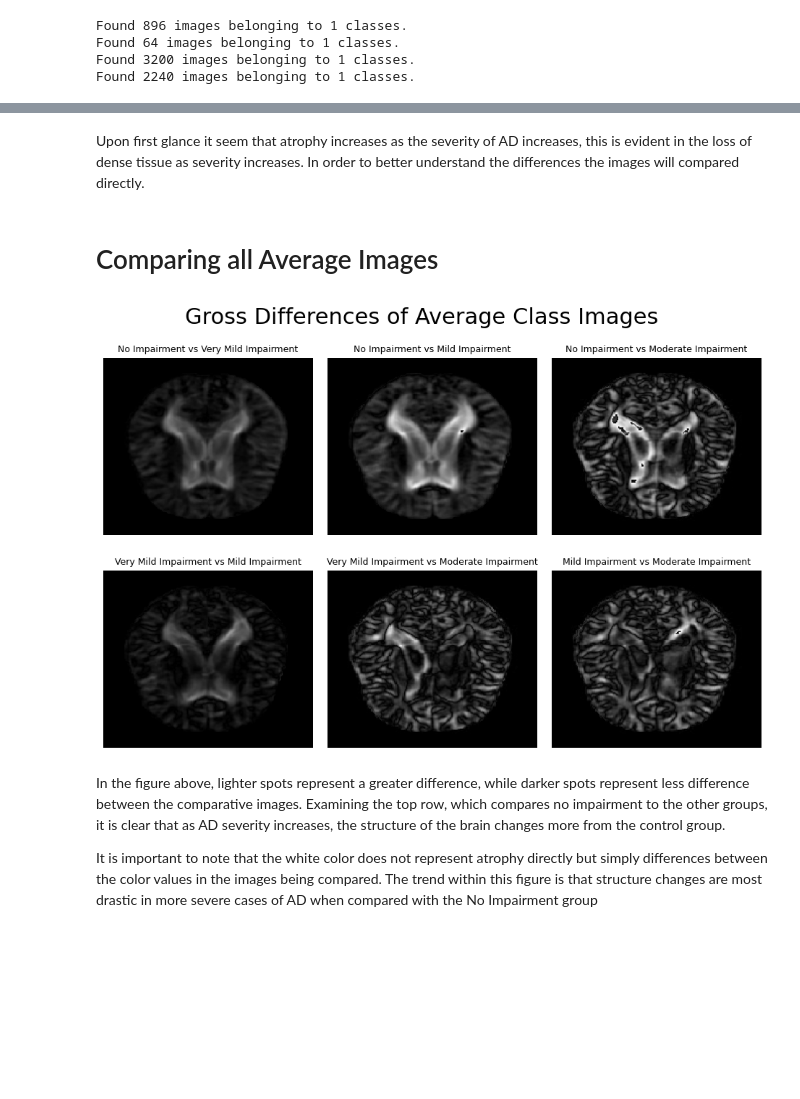
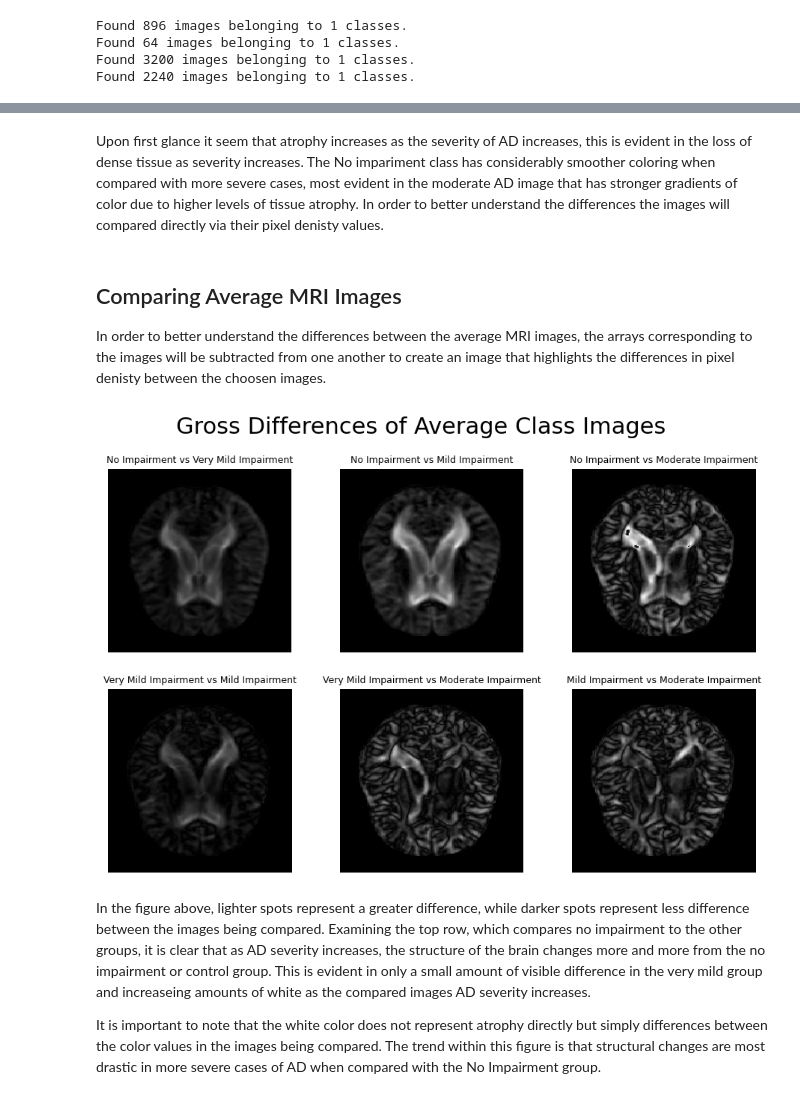
Before and after one commit to LucasFishbein/Alzheimer-Severity-From-MRI-Model, a Jupyter notebook: Alzheimer's Severity Classification Model.ipynb, the cells around one changed output, grey strips where cells are left out. Drawn from its saved outputs; the diff is of its cells as text; code cells hidden in the pictures; blank space fills up the shorter version.

```diff
--- a/Alzheimer's Severity Classification Model.ipynb
+++ b/Alzheimer's Severity Classification Model.ipynb
@@ -203,22 +214,22 @@ The classes will be seperated in order to better understand the differences betw
 
 #Creating Mild Dataset
 mild_data = ImageDataGenerator(rescale=1./255).flow_from_directory(all_images_directory,
-                                target_size = (176, 208),
+                                target_size = (224, 224),
                                 batch_size = 896,
                                 seed = 42, classes=['Mild Impairment'])
 #Creating Moderate Dataset
 moderate_data = ImageDataGenerator(rescale=1./255).flow_from_directory(all_images_directory,
-                                target_size = (176, 208),
+                                target_size = (224, 224),
                                 batch_size = 64,
                                 seed = 42, classes=['Moderate Impairment'])
 #Creating No Impairment Dataset
 no_impair_data = ImageDataGenerator(rescale=1./255).flow_from_directory(all_images_directory,
-                                target_size = (176, 208),
+                                target_size = (224, 224),
                                 batch_size = 3200,
                                 seed = 42, classes=['No Impairment'])
 #Creating Very Mild Dataset
 very_mild_data = ImageDataGenerator(rescale=1./255).flow_from_directory(all_images_directory,
-                                target_size = (176, 208),
+                                target_size = (224, 224),
                                 batch_size = 2240,
                                 seed = 42, classes=['Very Mild Impairment'])
 # %% [output]
@@ -244,8 +250,8 @@ In order to elucidate key structural differences between the classes, the averag
 # %%
 def create_average_image(images):
     '''
-    Input a series of images or arrays that correspond to images and the output is two values,
-    the average array and the average image of all inputs
+    Input a series of images or arrays that correspond to images and the average of all of those arrays are
+    calculated. The output is two values, the average array and the average image of all inputs in a uint8 format
     '''
     #Turn each input image into an array
     images_arrays = np.array([np.array(im) for im in images])
@@ -293,57 +299,62 @@ plt.savefig('./figures/Class_Mean_Images.png')
 # %% [markdown]
-Upon first glance it seem that atrophy increases as the severity of AD increases, this is evident in the loss of dense tissue as severity increases. In order to better understand the differences the images will compared directly.
+Upon first glance it seem that atrophy increases as the severity of AD increases, this is evident in the loss of dense tissue as severity increases. The No impariment class has considerably smoother coloring when compared with more severe cases, most evident in the moderate AD image that has stronger gradients of color due to higher levels of tissue atrophy.  In order to better understand the differences the images will compared directly via their pixel denisty values.
 # %% [markdown]
-# Comparing all Average Images
+## Comparing Average MRI Images
+
+In order to better understand the differences between the average MRI images, the arrays corresponding to the images will be subtracted from one another to create an image that highlights the differences in pixel denisty between the choosen images.
 # %%
+def compare_arrays(array1, array2):
+    '''
+    Input two different arrays that correspond to images, array2 will be subtracted from array1
+    and the absolute value will be taken to create a new array that represents the difference
+    between to images. The new array is then converted into uint8 form.
+
+    The output is an array equal to the absolute value of the difference of the input array multiplied by a constant
+    to produce visualizations readable by the human eye.
+    '''
+    #Subtracting moderate mean image from no impairment image to find differences
+    difference_of_arrays = abs(array1 - array2)
+    #Multipling resulting image by 255 for uint8 conversion
+    compared_array = (difference_of_arrays*900).astype(np.uint8)
+    #plt.title(f"{array1} vs {array2}")
+    return compared_array
+
+#Creating dict for use in for loop
 mean_arrays_dict = {'No Impairment': no_impair_mean_array,
                     'Very Mild Impairment': very_mild_mean_array,
                     'Mild Impairment': mild_mean_array,
                     'Moderate Impairment':moderate_mean_array}
 
 #Creating list of Mean image arrays to be looped through
 mean_arrays_values =  list(mean_arrays_dict.values())
 mean_arrays_keys = list(mean_arrays_dict.keys())
 
-def compare_arrays(array1, array2):
-    '''
-    Input two different arrays that correspond to images, the array2 will be subtracted from array1 to create a
-    new array that represents the difference between to images. The new array is then converted into uint8 form.
-
-    The output is an array equal to the difference of the input array.
-    '''
-    #Subtracting moderate mean image from no impairment image to find differences
-    difference_of_arrays = abs(array1 - array2)
-    #Multipling resulting image by 255 for uint8 conversion
-    compared_array = (difference_of_arrays*1020).astype(np.uint8)
-    #plt.title(f"{array1} vs {array2}")
-    return compared_array
 
 
 compared_arrays = []
 
 plt.figure(figsize=(12,7))
 plt.suptitle('Gross Differences of Average Class Images', size=22)
 
 ax = 0
 
 for i in range(len(mean_arrays_dict)):
     for j in range(i + 1, len(mean_arrays_dict)):
             img = compare_arrays(mean_arrays_values[i], mean_arrays_values[j])
             plt.subplot(2,3,ax+1)
             plt.subplots_adjust(wspace=0)
             compared_arrays.append(img)
             #Create title in string format"
             plt.gca().set_title('{:s} vs {:s}'.format(mean_arrays_keys[i] ,mean_arrays_keys[j]), fontsize=9)
             plt.axis('off')
             plt.subplots_adjust(wspace=0)
             plt.imshow(img)
             ax+=1
 
 plt.savefig('./figures/Class_Mean_Comparisons.png')
 # %% [output]
-[figure, old version]
+[figure, new version]
 # %% [markdown]
-In the figure above, lighter spots represent a greater difference, while darker spots represent less difference between the comparative images. Examining the top row, which compares no impairment to the other groups, it is clear that as AD severity increases, the structure of the brain changes more from the control group.
+In the figure above, lighter spots represent a greater difference, while darker spots represent less difference between the images being compared. Examining the top row, which compares no impairment to the other groups, it is clear that as AD severity increases, the structure of the brain changes more and more from the no impairment or control group. This is evident in only a small amount of visible difference in the very mild group and increaseing amounts of white as the compared images AD severity increases.
 
-
-It is important to note that the white color does not represent atrophy directly but simply differences between the color values in the images being compared. The trend within this figure is that structure changes are most drastic in more severe cases of AD when compared with the No Impairment group
+It is important to note that the white color does not represent atrophy directly but simply differences between the color values in the images being compared. The trend within this figure is that structural changes are most drastic in more severe cases of AD when compared with the No Impairment group.
```
Also changed, not shown: parts of 97 cells of this notebook, 4 other files.
